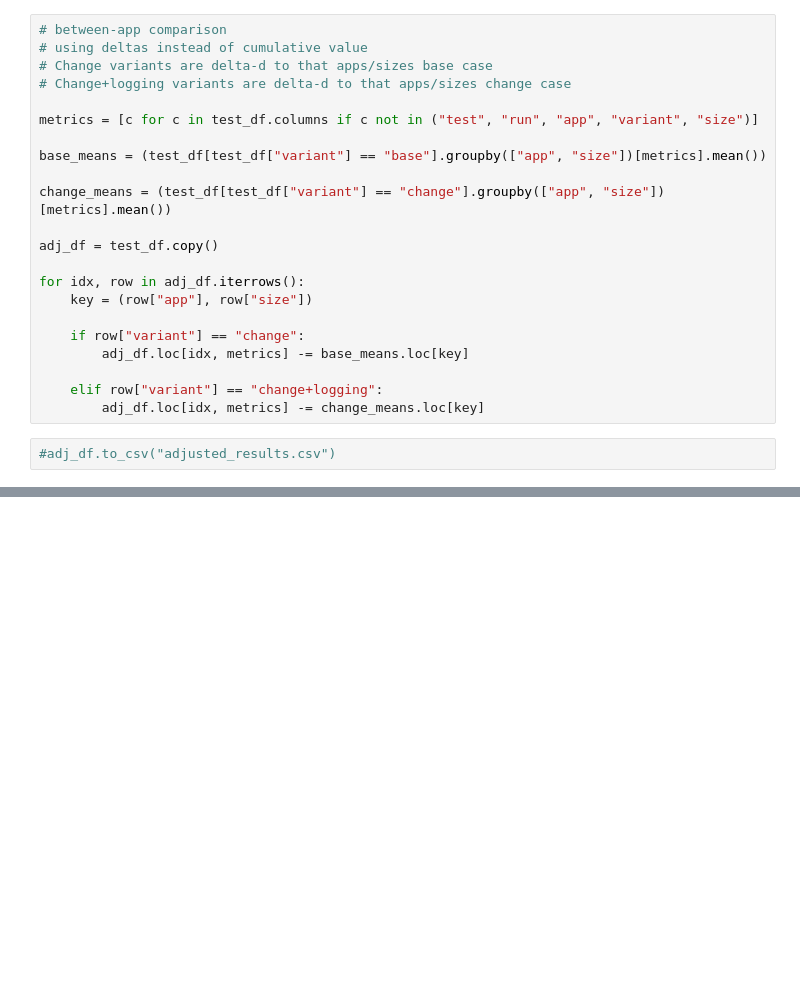
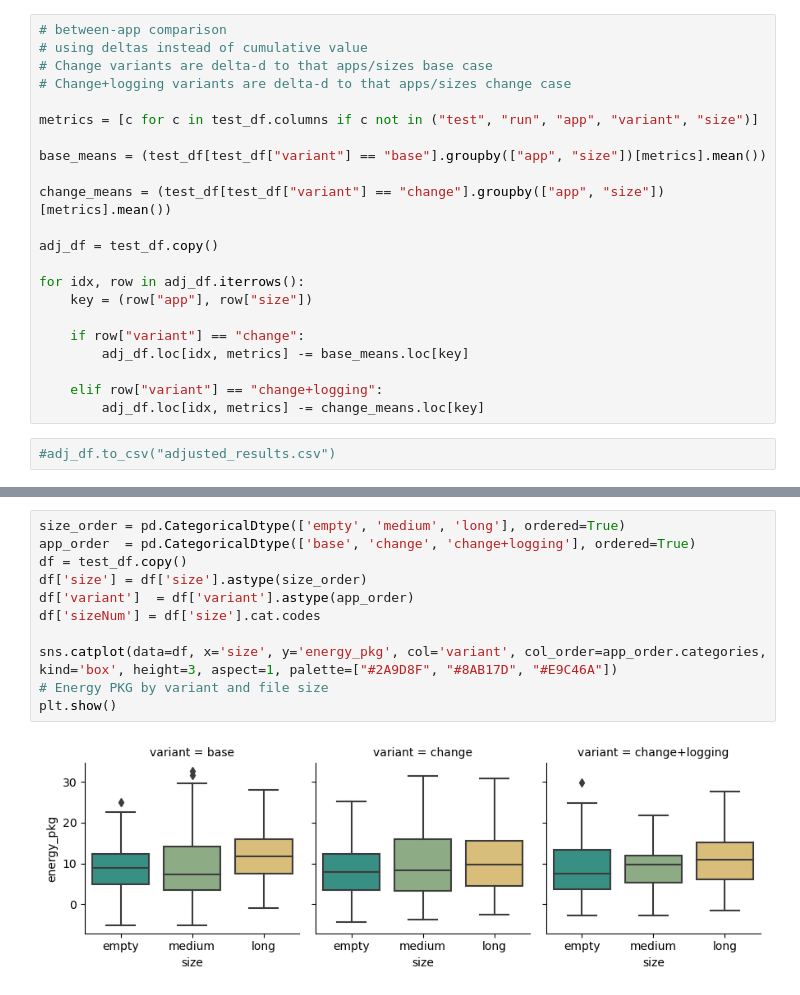
Before and after one commit to MariaKuusvek/MSc-Thesis, a Jupyter notebook: test_results_2/statisticalTestsUsingDelta.ipynb, the cells around one changed output, grey strips where cells are left out. Saved outputs shown, nothing was run; the diff lists cells and outputs as text; blank space fills up the shorter version.

```diff
--- a/test_results_2/statisticalTestsUsingDelta.ipynb
+++ b/test_results_2/statisticalTestsUsingDelta.ipynb
@@ -596,3 +601,16 @@ plt.show()
+# %%
+size_order = pd.CategoricalDtype(['empty', 'medium', 'long'], ordered=True)
+app_order  = pd.CategoricalDtype(['base', 'change', 'change+logging'], ordered=True)
+df = test_df.copy()
+df['size'] = df['size'].astype(size_order)
+df['variant']  = df['variant'].astype(app_order)
+df['sizeNum'] = df['size'].cat.codes
+
+sns.catplot(data=df, x='size', y='energy_pkg', col='variant', col_order=app_order.categories, kind='box', height=3, aspect=1, palette=["#2A9D8F", "#8AB17D", "#E9C46A"])
+# Energy PKG by variant and file size
+plt.show()
+# %% [output]
+[figure, added]
 # %%
 mean_energy = test_df.groupby(['variant', 'size'])['energy_pkg'].mean().unstack('size')
 
```
Also changed, not shown: parts of 26 cells of this notebook, 1 other file.
